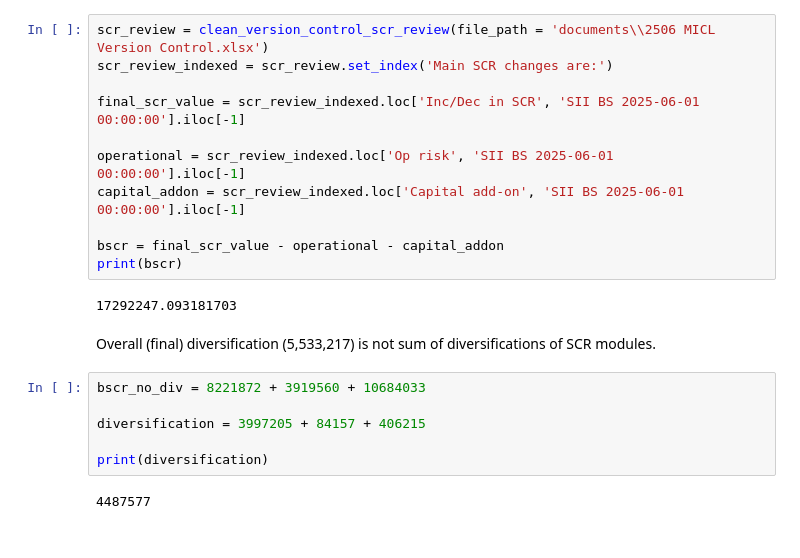
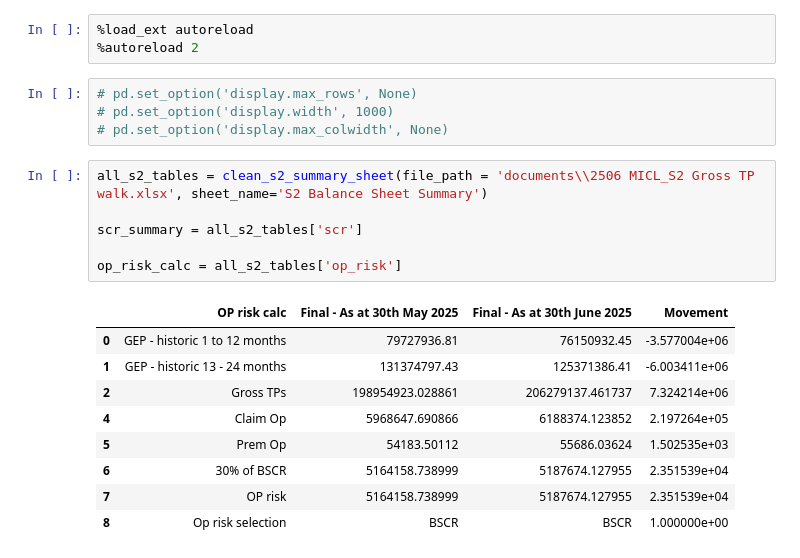
Before and after one commit to blazeitbobby/repo, a Jupyter notebook: top_down.ipynb, the cells around one changed output. Cells and saved outputs as stored; diff of their text form.

```diff
--- a/top_down.ipynb
+++ b/top_down.ipynb
@@ -3,23 +6,23 @@ from clean import clean_mi_pl_bs, clean_mi_deferrals, clean_gross_tp_walk, clean
-# %%
-scr_review = clean_version_control_scr_review(file_path = 'documents\\2506 MICL Version Control.xlsx')
-scr_review_indexed = scr_review.set_index('Main SCR changes are:')
-
-final_scr_value = scr_review_indexed.loc['Inc/Dec in SCR', 'SII BS 2025-06-01 00:00:00'].iloc[-1]
-
-operational = scr_review_indexed.loc['Op risk', 'SII BS 2025-06-01 00:00:00'].iloc[-1]
-capital_addon = scr_review_indexed.loc['Capital add-on', 'SII BS 2025-06-01 00:00:00'].iloc[-1]
-
-bscr = final_scr_value - operational - capital_addon
-print(bscr)
-# %% [output]
-17292247.093181703
-# %% [markdown]
-Overall (final) diversification (5,533,217) is not sum of diversifications of SCR modules.
-# %%
-bscr_no_div = 8221872 + 3919560 + 10684033
-
-diversification = 3997205 + 84157 + 406215
-
-print(diversification)
-# %% [output]
-4487577
+# %%
+%load_ext autoreload
+%autoreload 2
+# %%
+# pd.set_option('display.max_rows', None)
+# pd.set_option('display.width', 1000)
+# pd.set_option('display.max_colwidth', None)
+# %%
+all_s2_tables = clean_s2_summary_sheet(file_path = 'documents\\2506 MICL_S2 Gross TP walk.xlsx', sheet_name='S2 Balance Sheet Summary')
+
+scr_summary = all_s2_tables['scr']
+
+op_risk_calc = all_s2_tables['op_risk']
+# %% [output]
+|  | OP risk calc | Final - As at 30th May 2025 | Final - As at 30th June 2025 | Movement |
+| 0 | GEP - historic 1 to 12 months | 79727936.81 | 76150932.45 | -3.577004e+06 |
+| 1 | GEP - historic 13 - 24 months | 131374797.43 | 125371386.41 | -6.003411e+06 |
+| 2 | Gross TPs | 198954923.028861 | 206279137.461737 | 7.324214e+06 |
+| 4 | Claim Op | 5968647.690866 | 6188374.123852 | 2.197264e+05 |
+| 5 | Prem Op | 54183.50112 | 55686.03624 | 1.502535e+03 |
+| 6 | 30% of BSCR | 5164158.738999 | 5187674.127955 | 2.351539e+04 |
+| 7 | OP risk | 5164158.738999 | 5187674.127955 | 2.351539e+04 |
+| 8 | Op risk selection | BSCR | BSCR | 1.000000e+00 |
```
Also changed, not shown: parts of 19 cells of this notebook, 3 other files.
